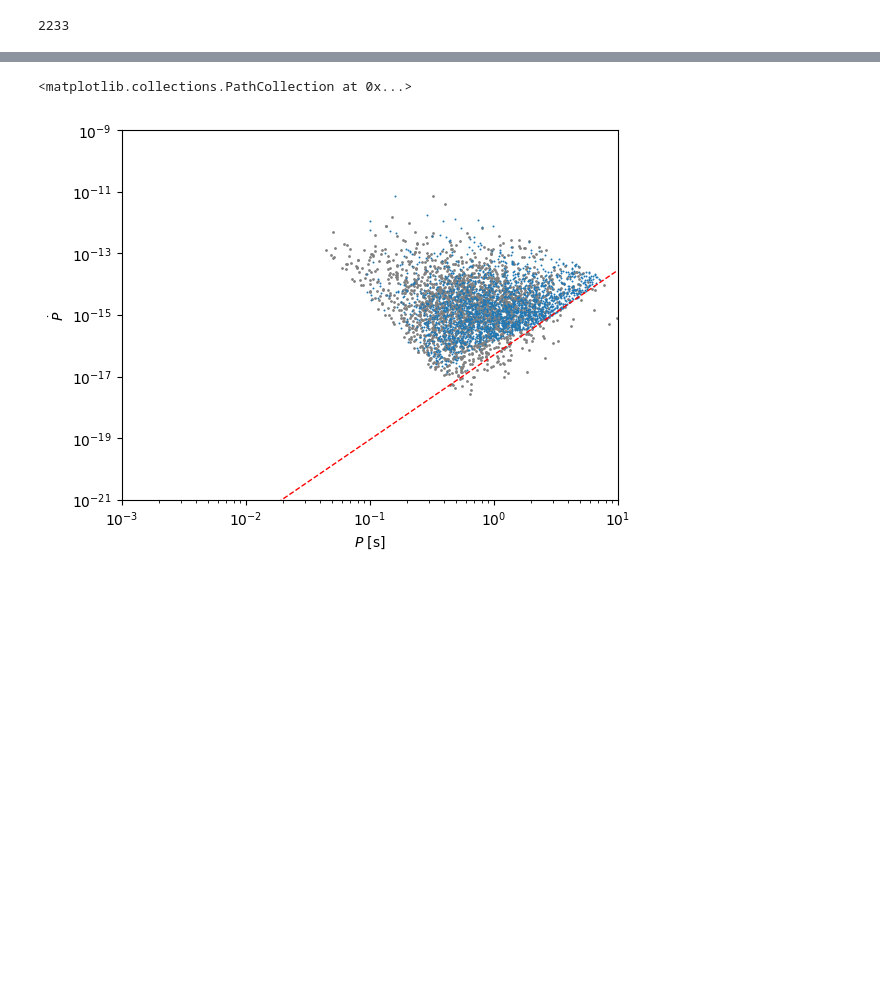
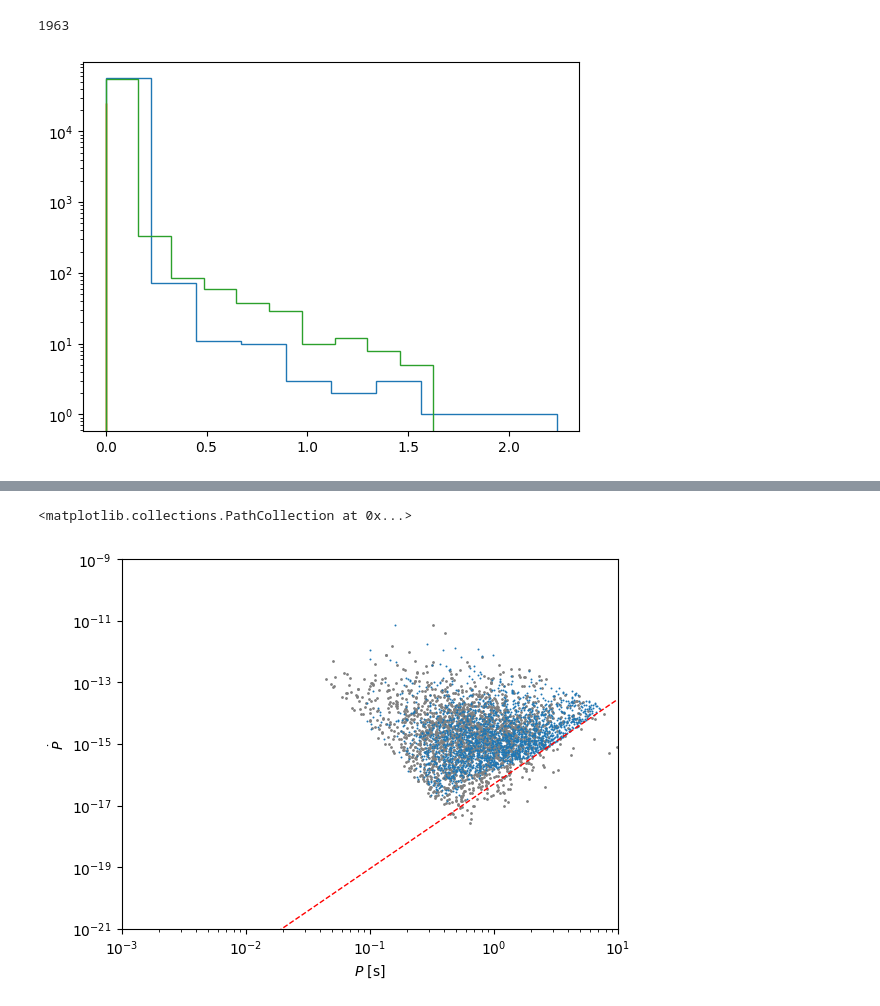
Before and after one commit to haykh/psr-evolve, a Jupyter notebook: pop-synthesis.ipynb, the cells around one changed output, grey strips where cells are left out. Drawn from its saved outputs; the diff is of its cells as text; code cells hidden in the pictures; blank space fills up the shorter version.

```diff
--- a/pop-synthesis.ipynb
+++ b/pop-synthesis.ipynb
@@ -55,13 +66,23 @@ mask = IsNormalPulsar(catalog["P0"], catalog["P1"])
 catalog = { k: catalog[k][mask].astype(float) for k in ["P0", "P1", "DIST"] }
 # %%
 detectable_pulsars = (
-    pulsars.select(Detectable_Geometric, PARAMETERS)
-    .select(Detectable_Radioflux, PARAMETERS)
-    .select(lambda psr, _: IsNormalPulsar(psr.Ps, psr.Pdots), PARAMETERS)
+    pulsars\
+        .select(Detectable_Geometric, PARAMETERS)
+        .select(Detectable_Radioflux, PARAMETERS)
+        .select(lambda psr, _: IsNormalPulsar(psr.Ps, psr.Pdots), PARAMETERS)
 )
 detectable_pulsars.number
 # %% [output]
-2233
+1963
+# %%
+plt.hist(PARAMETERS['dummy']['w_r_P'], histtype="step")
+# plt.hist(PARAMETERS['dummy']['tau_samp_sec'], histtype="step")
+plt.hist(PARAMETERS['dummy']['tau_DM_sec'], histtype="step")
+plt.hist(PARAMETERS['dummy']['tau_scat_sec'], histtype="step")
+
+plt.yscale("log")
+# %% [output]
+[figure, added]
 # %%
 mask = (catalog["P0"] != "*") & (catalog["P1"] != "*") & (catalog["DIST"] != "*")
 dist = catalog["DIST"][mask].astype(float)
```
Also changed, not shown: parts of 4 cells of this notebook, 3 other files.
